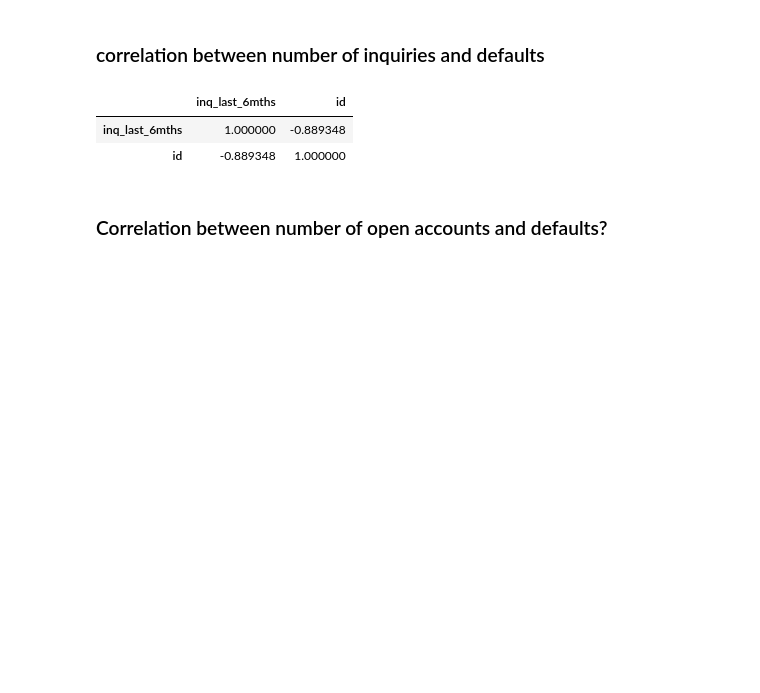
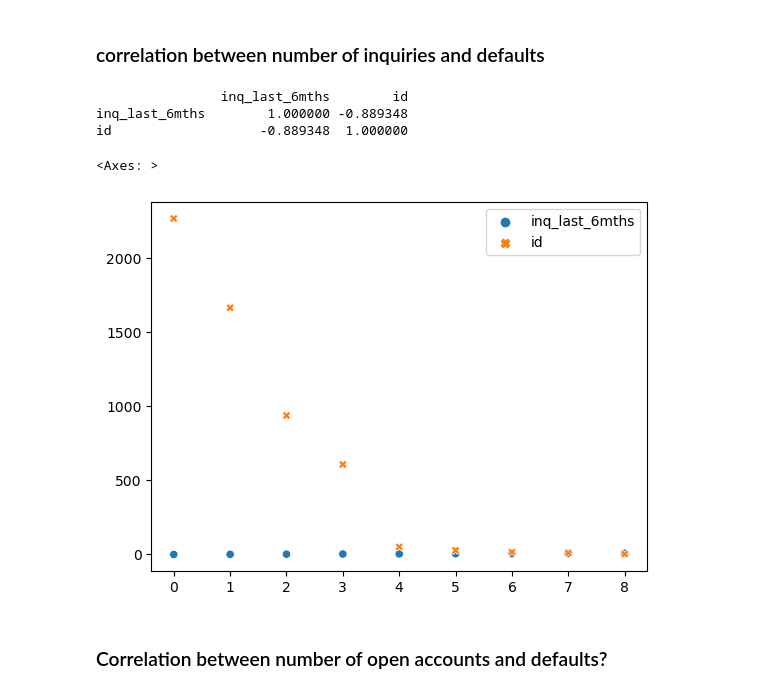
Before and after one commit to goyalanshul1303/LendingClubCaseStudy, a Jupyter notebook: loan.ipynb, the cells around one changed output. Saved outputs shown, nothing was run; the diff lists cells and outputs as text; code cells hidden in the pictures; blank space fills up the shorter version.

```diff
--- a/loan.ipynb
+++ b/loan.ipynb
@@ -632,11 +610,14 @@ plt.show()
 ### correlation between number of inquiries and defaults
 # %%
 defaulted_loan['inq_last_6mths'].value_counts()
-defaulted_loan.groupby(['inq_last_6mths'], as_index=False).count().iloc[:, 0:2].corr()
+print(defaulted_loan.groupby(['inq_last_6mths'], as_index=False).count().iloc[:, 0:2].corr())
+seaborn.scatterplot(defaulted_loan.groupby(['inq_last_6mths'], as_index=False).count().iloc[:, 0:2])
 # %% [output]
-|  | inq_last_6mths | id |
-| inq_last_6mths | 1.000000 | -0.889348 |
-| id | -0.889348 | 1.000000 |
+                inq_last_6mths        id
+inq_last_6mths        1.000000 -0.889348
+id                   -0.889348  1.000000
+<Axes: >
+[figure, added]
 # %% [markdown]
 ### Correlation between number of open accounts and defaults?
 # %%
```
Also changed, not shown: parts of 9 cells of this notebook, 1 other file.
